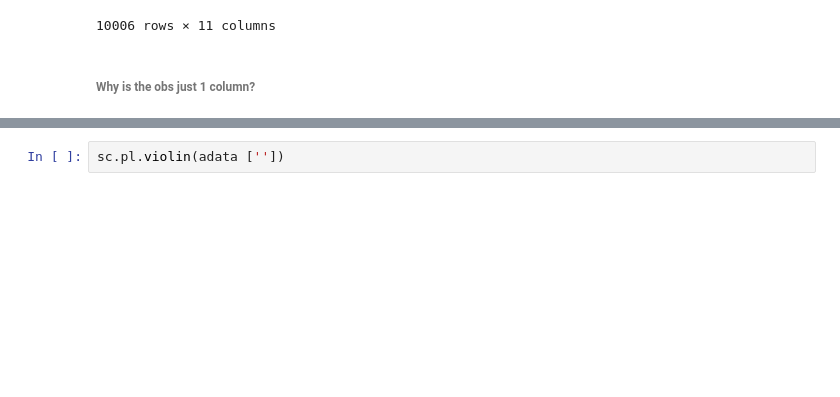
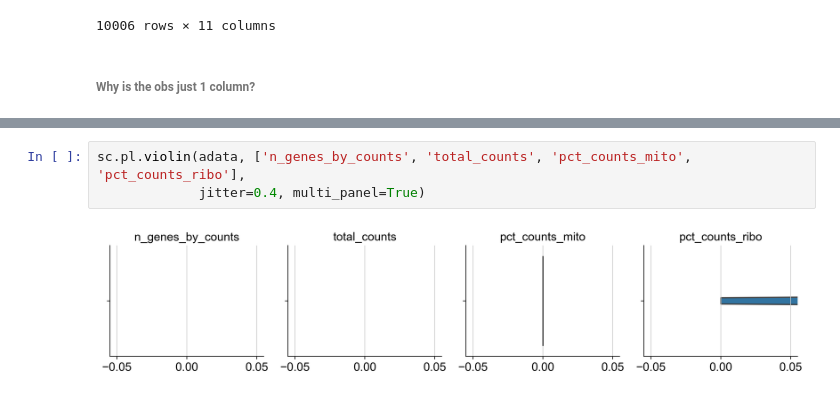
Before and after one commit to mairi-mcclean/TB_atlas, a Jupyter notebook: 1-sample_QC/NON_HUMAN_PRIMATES/221205_wk4_PBMC_basic_QC_Gideon2021_MM.ipynb, the cells around one changed output, grey strips where cells are left out. Drawn from its saved outputs; the diff is of its cells as text; blank space fills up the shorter version.

Commit message:
strange qc metrics plots

```diff
--- a/1-sample_QC/NON_HUMAN_PRIMATES/221205_wk4_PBMC_basic_QC_Gideon2021_MM.ipynb
+++ b/1-sample_QC/NON_HUMAN_PRIMATES/221205_wk4_PBMC_basic_QC_Gideon2021_MM.ipynb
@@ -201,2 +215,5 @@ sc.pp.calculate_qc_metrics(adata, qc_vars=['mito', 'ribo'], percent_top=None, in
 # %%
-sc.pl.violin(adata [''])
+sc.pl.violin(adata, ['n_genes_by_counts', 'total_counts', 'pct_counts_mito', 'pct_counts_ribo'],
+             jitter=0.4, multi_panel=True)
+# %% [output]
+[figure, added]
```
Also changed, not shown: parts of 3 cells of this notebook.
